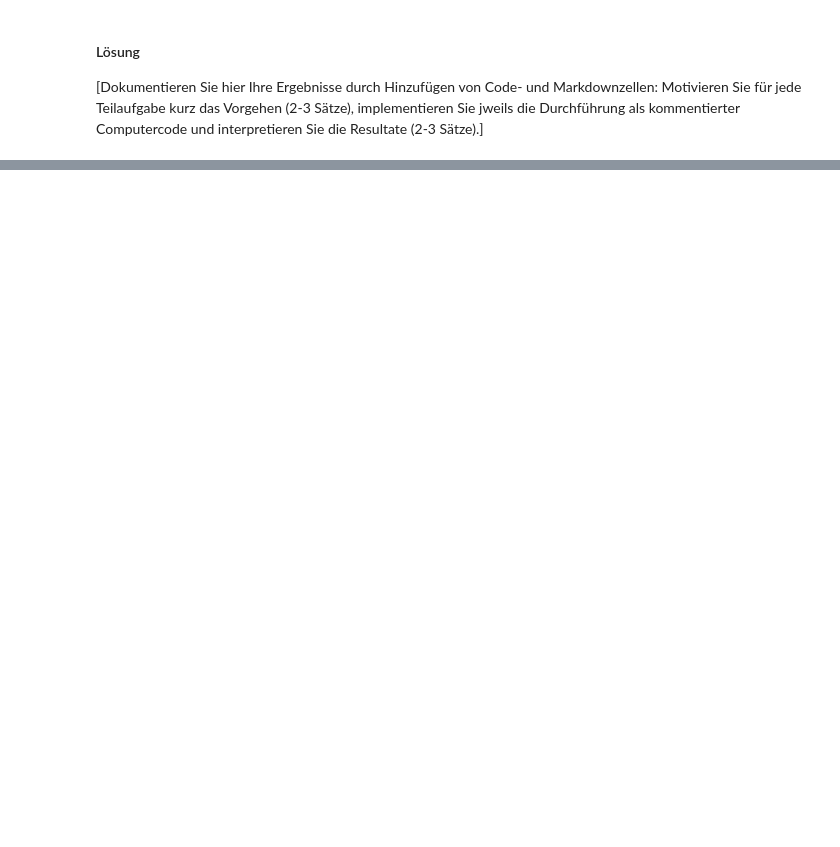
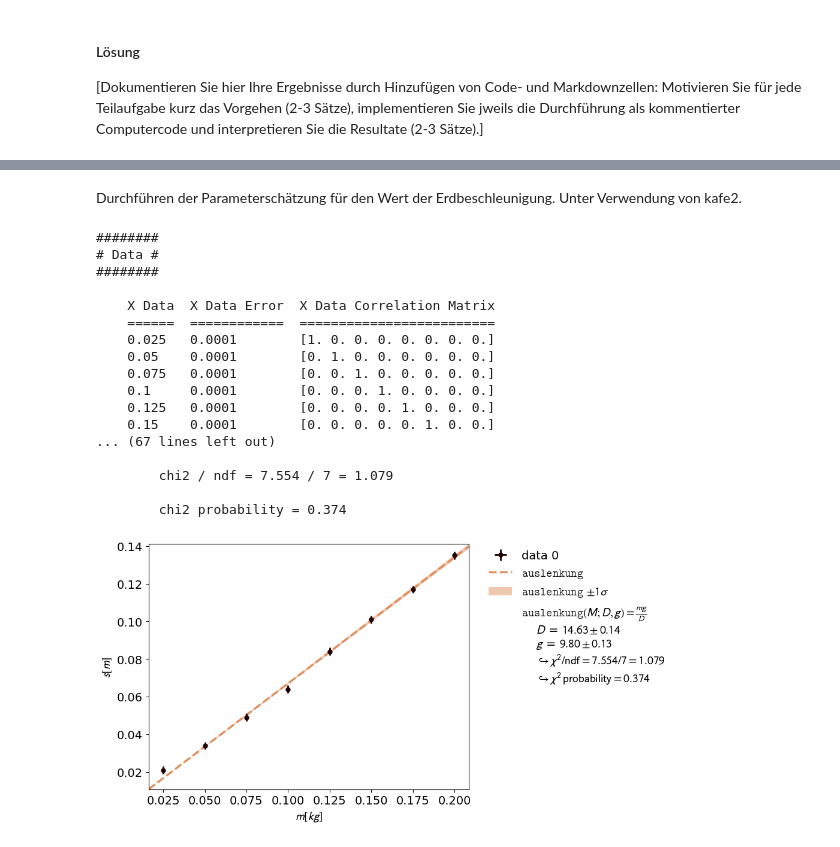
Before and after one commit to jrlk000/CgDa, a Jupyter notebook: Blatt06.ipynb, the cells around one changed output, grey strips where cells are left out. Drawn from its saved outputs; the diff is of its cells as text; code cells hidden in the pictures; blank space fills up the shorter version.

```diff
--- a/Blatt06.ipynb
+++ b/Blatt06.ipynb
@@ -209,0 +357,54 @@ Bestimmen Sie die Erdbeschleunigung $g$ aus der Anpassung des hookeschen Gesetze
+# %% [markdown]
+Durchführen der Parameterschätzung für den Wert der Erdbeschleunigung. Unter Verwendung von kafe2.
+# %%
+def auslenkung(m:float, D:float=D, g: float=9.81)->float:
+    """
+
+    """
+    return m*g/D
+
+fit = XYFit(xy_data=[m, s], model_function=auslenkung)
+
+#Fehler der Größen m, s bestimmen.
+fit.add_error(axis='x', err_val=unsicherheit_massen)
+fit.add_error(axis='y', err_val=unsicherheit_auslenkung)
+
+#Berechnete Wert, Unsicherheit für die Federkonsttante als Referenz eingeben
+
+fit.add_parameter_constraint(name='D', value=D, uncertainty=unsicherheit_D)
+
+fit.assign_parameter_latex_names(D='D', m='M', g='g')
+
+fit.assign_model_function_latex_expression(
+    r"\frac{{mg}}{{D}}"
+)
+
+# Fit ausführen
+fit.do_fit()
+# Optional: Ausführlicher Bericht über den Fit
+fit.report()
+# Darstellung des Fits im kafe20Stil
+plot = Plot(fit)
+plot.x_label = "$m [kg]$"
+plot.y_label = "$s [m]$"
+plot.plot()
+plot.show()
+# %% [output]
+########
+# Data #
+########
+
+    X Data  X Data Error  X Data Correlation Matrix
+    ======  ============  =========================
+    0.025   0.0001        [1. 0. 0. 0. 0. 0. 0. 0.]
+    0.05    0.0001        [0. 1. 0. 0. 0. 0. 0. 0.]
+    0.075   0.0001        [0. 0. 1. 0. 0. 0. 0. 0.]
+    0.1     0.0001        [0. 0. 0. 1. 0. 0. 0. 0.]
+    0.125   0.0001        [0. 0. 0. 0. 1. 0. 0. 0.]
+    0.15    0.0001        [0. 0. 0. 0. 0. 1. 0. 0.]
+... (67 lines left out)
+
+        chi2 / ndf = 7.554 / 7 = 1.079
+
+        chi2 probability = 0.374
+[figure, added]
```
Also changed, not shown: parts of 5 cells of this notebook.
